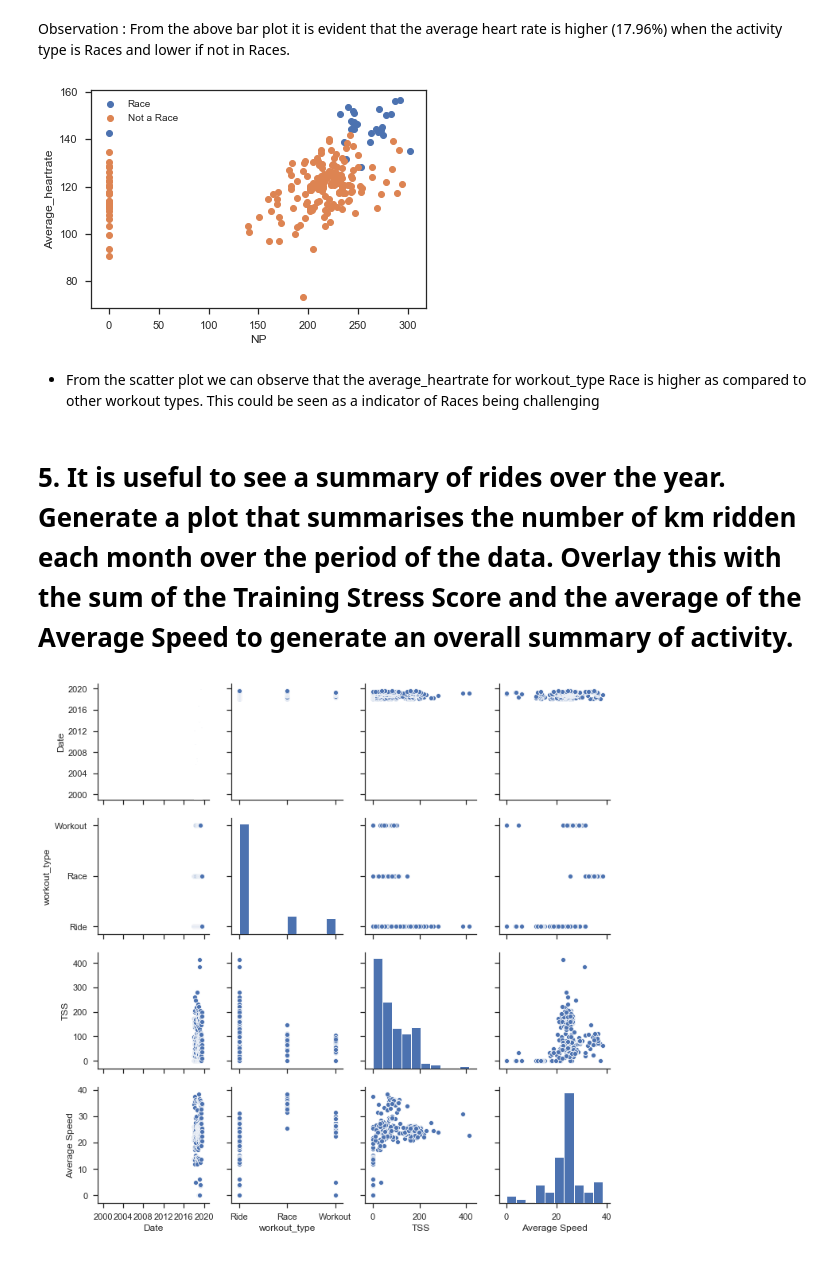
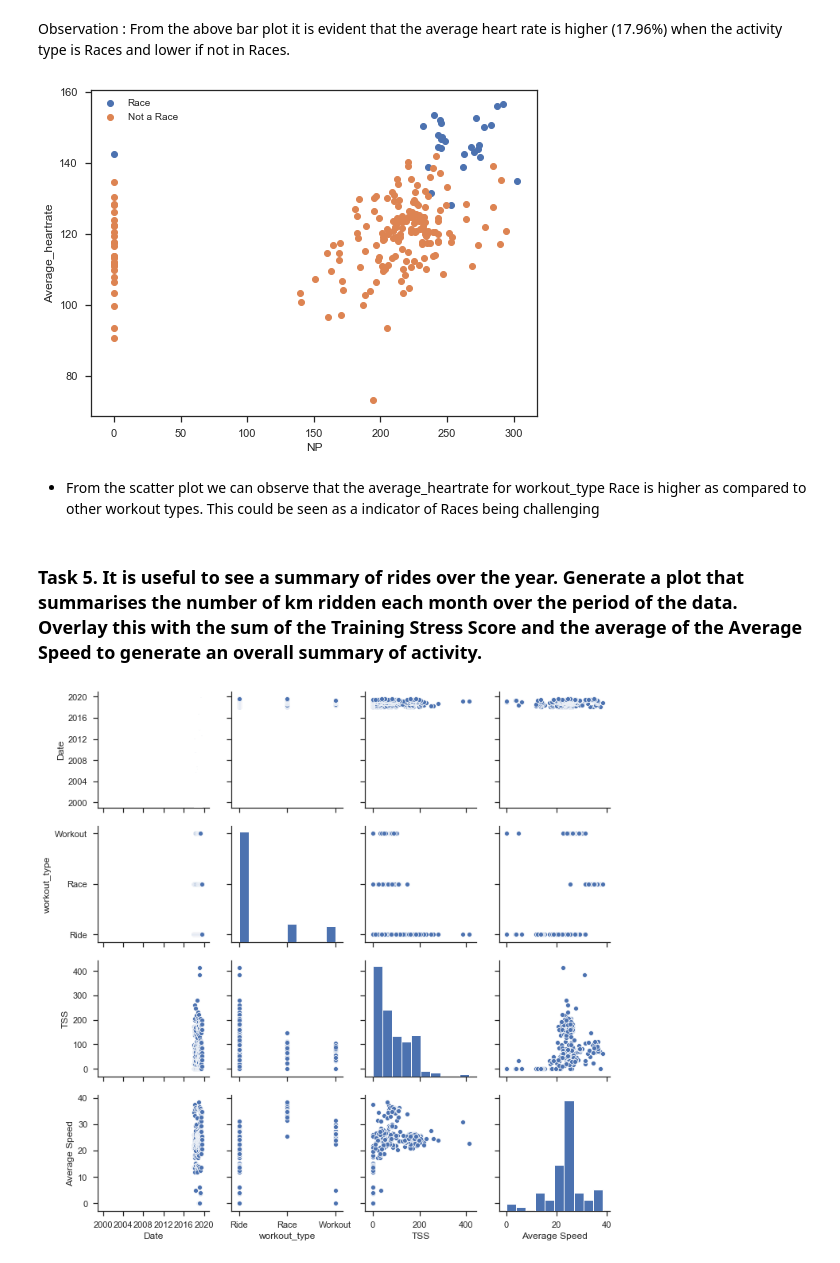
Before and after one commit to bhagyashreedhebe/Portfolios, a Jupyter notebook: Portfolio 1.ipynb, the cells around one changed output. Cells and saved outputs as stored; diff of their text form; code cells hidden in the pictures.

```diff
--- a/Portfolio 1.ipynb
+++ b/Portfolio 1.ipynb
@@ -350,19 +227,19 @@ Observation : From the above bar plot it is evident that the average heart rate
 # %%
 #joined_df.plot(kind='scatter',x='distance',y='average_watts' ,color='green')
 import matplotlib.pyplot as plt
-
+plt.figure(figsize=(8,6))
 plt.scatter(races_df['NP'], races_df['average_heartrate'],  label='Race')
 plt.scatter(exclude_race_df['NP'], exclude_race_df['average_heartrate'], label='Not a Race')
 plt.legend(scatterpoints=1,loc='upper left', ncol=1, fontsize=10)
 plt.xlabel('NP')
 plt.ylabel('Average_heartrate')
 plt.show()
 # %% [output]
-[figure, old version]
+[figure, new version]
 # %% [markdown]
 * From the scatter plot we can observe that the average_heartrate for workout_type Race is higher as compared to other workout types. This could be seen as a indicator of Races being challenging
 # %% [markdown]
-# 5. It is useful to see a summary of rides over the year. Generate a plot that summarises the number of km ridden each month over the period of the data. Overlay this with the sum of the Training Stress Score and the average of the Average Speed to generate an overall summary of activity.
+### Task 5. It is useful to see a summary of rides over the year. Generate a plot that summarises the number of km ridden each month over the period of the data. Overlay this with the sum of the Training Stress Score and the average of the Average Speed to generate an overall summary of activity.
 # %%
 ride_summary=joined_df.groupby(['Date', 'workout_type', 'TSS','Average Speed']).sum()
 # %%
```
Also changed, not shown: parts of 51 cells of this notebook.
